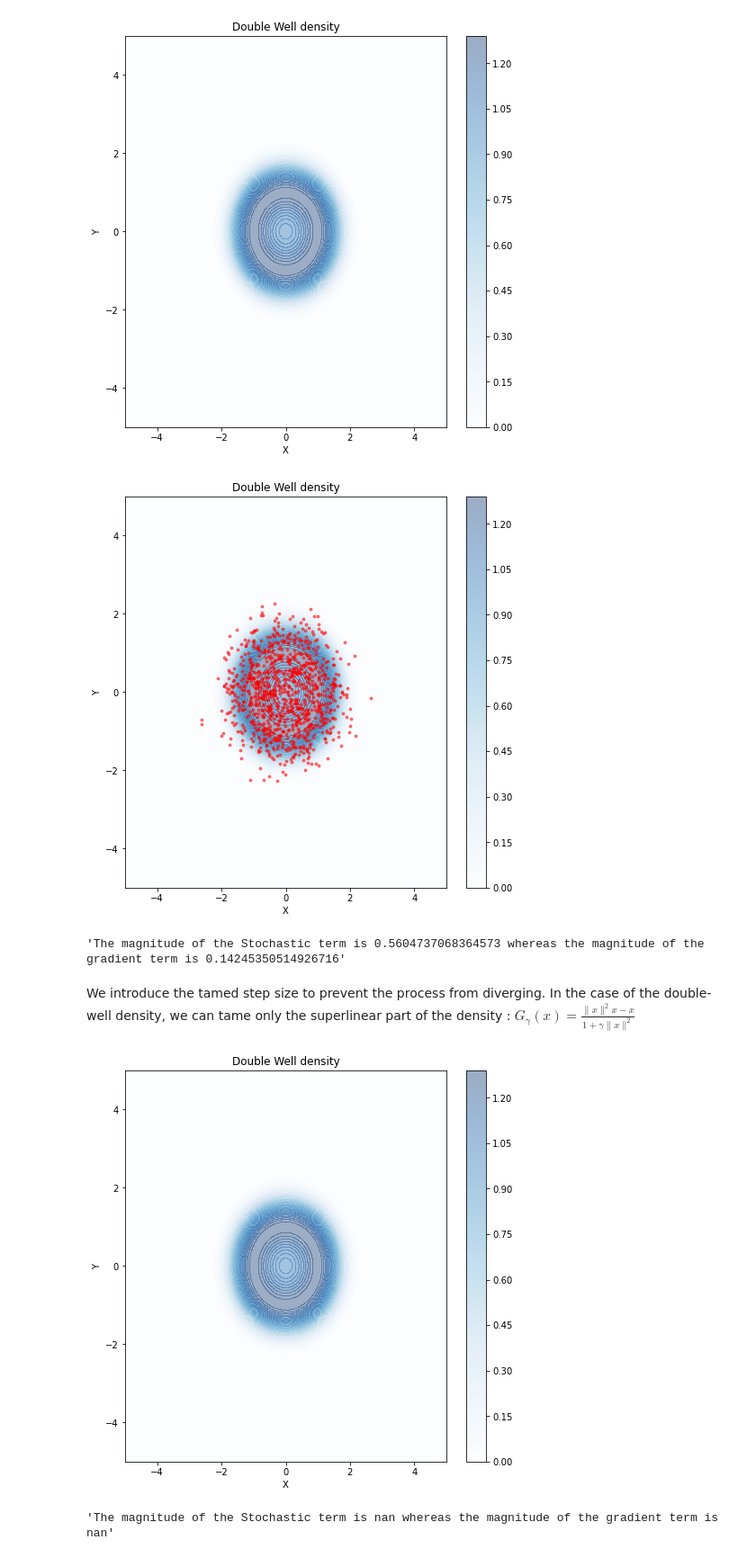
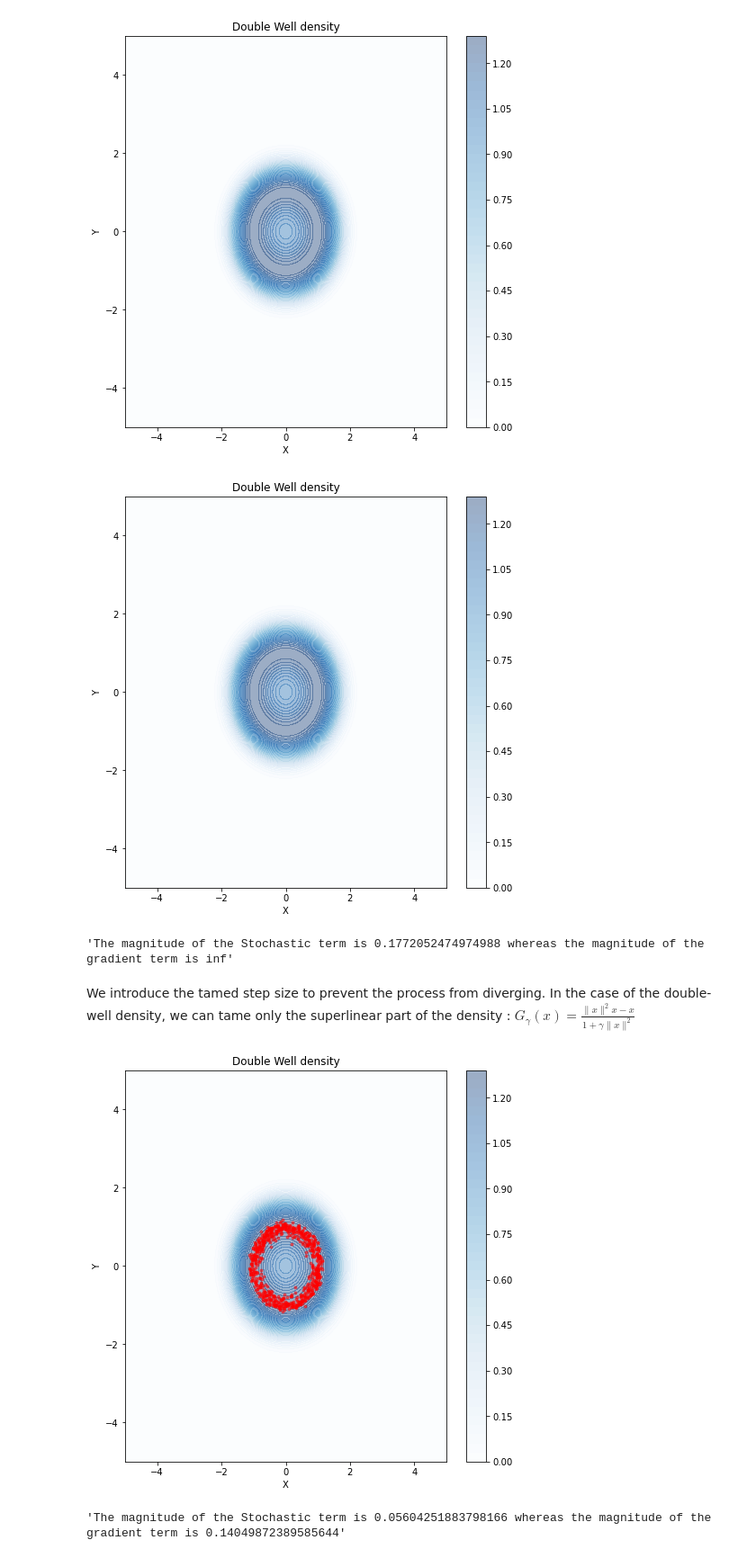
Before and after one commit to PyTomSss/Research_Project-Imperial_College, a Jupyter notebook: Taming Experiment.ipynb, the cells around one changed output. Shown at 90% size. Cells and saved outputs as stored; diff of their text form; code cells hidden in the pictures.

```diff
--- a/Taming Experiment.ipynb
+++ b/Taming Experiment.ipynb
@@ -115,10 +146,10 @@ def ULA_double_well(x_init, nb_iter, step) :
 # %%
 sample_init = np.random.randn(1000, 2)
 # %%
-ULA_double_well(sample_init, 10000, 0.1)
+ULA_double_well(sample_init, 10000, 0.01)
 # %% [output]
-[figure, old version]
+[figure, new version]
-'The magnitude of the Stochastic term is 0.5604737068364573 whereas the magnitude of the gradient term is 0.14245350514926716'
+'The magnitude of the Stochastic term is 0.1772052474974988 whereas the magnitude of the gradient term is inf'
 # %% [markdown]
 We introduce the tamed step size to prevent the process from diverging. In the case of the double-well density, we can tame only the superlinear part of the density :
 $G_\gamma(x) = \frac{\|x\|^2 x - x}{1 + \gamma \|x\|^2}$
@@ -131,32 +162,33 @@ def ULA_double_well_tamed(x_init, nb_iter, step) :
 
     dim_var = x.shape[1]
 
-    stochastic_term = np.zeros(x.shape[0])
+    stochastic_term = np.zeros(dim_sample)
 
-    gradient_term = np.zeros(x.shape[0])
+    gradient_term = np.zeros(dim_sample)
 
     for i in tqdm(range(nb_iter)):
 
-        norm_sample = np.linalg.norm(x, axis = 1)
+        norm_sample_squared = np.linalg.norm(x, axis = 1) ** 2
 
-        tamed_step = ((norm_sample ** 2)[:, np.newaxis] * x) / (1 + step * norm_sample)[:, np.newaxis] - x
+        #tamed_coef = (norm_sample_squared[:, np.newaxis] * x) * (1 / (1 + step * norm_sample_squared ** (3/2)))[:, np.newaxis] - x ## Après recalcul, quand on prend la norme du gradient de la partie superlinear c'est plus la norme au cube plutôt qu'au carré..... A verifier
+        tamed_coef = (norm_sample_squared[:, np.newaxis] * x) * (1 / (1 + step * norm_sample_squared))[:, np.newaxis] - x
 
-        # Each iteration we compute the gradient of the target distribution and update the position of the particles
-        grad = grad_double_well(x)
+        # No need to compute the gradient which is already taken into account in the tamed coeff
+        #grad = grad_double_well(x)
 
-        noise =  np.sqrt(2 * tamed_step) * np.random.randn(dim_sample, dim_var)
+        noise =  np.sqrt(2 * step) * np.random.randn(dim_sample, dim_var)
 
         stochastic_term += np.linalg.norm(noise, axis = 1)
 
-        gradient_term += np.linalg.norm(tamed_step * grad, axis = 1) #Size of this vector is nb_particles
+        gradient_term += np.linalg.norm(tamed_coef, axis = 1) #Size of this vector is nb_particles
 
-        x = x - tamed_step * grad + noise
+        x = x - tamed_coef + noise #warning : the sign of the gradient
 
     plot_density_DW(x)
 
-    return f'The magnitude of the Stochastic term is {np.mean(stochastic_term / nb_iter)} whereas the magnitude of the gradient term is { np.mean(gradient_term / nb_iter)}'
+    return f'The magnitude of the Stochastic term is {np.nanmean(stochastic_term / nb_iter)} whereas the magnitude of the gradient term is { np.nanmean(gradient_term / nb_iter)}'
 # %%
-ULA_double_well_tamed(sample_init, 10, 0.001)
+ULA_double_well_tamed(sample_init, 10000, 0.001)
 # %% [output]
-[figure, old version]
+[figure, new version]
-'The magnitude of the Stochastic term is nan whereas the magnitude of the gradient term is nan'
+'The magnitude of the Stochastic term is 0.05604251883798166 whereas the magnitude of the gradient term is 0.14049872389585644'
```
Also changed, not shown: parts of 3 cells of this notebook, 2 other files.
